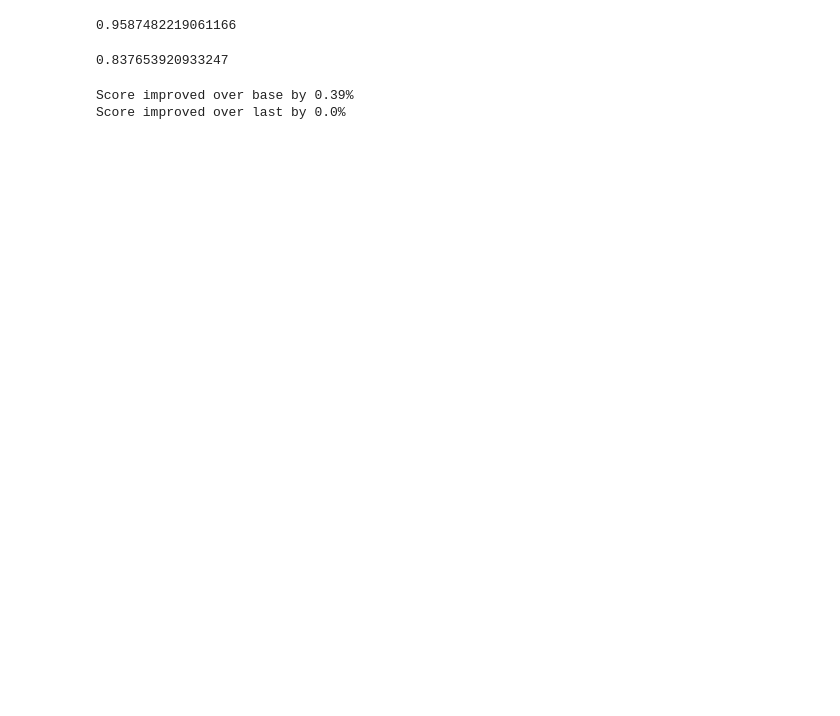
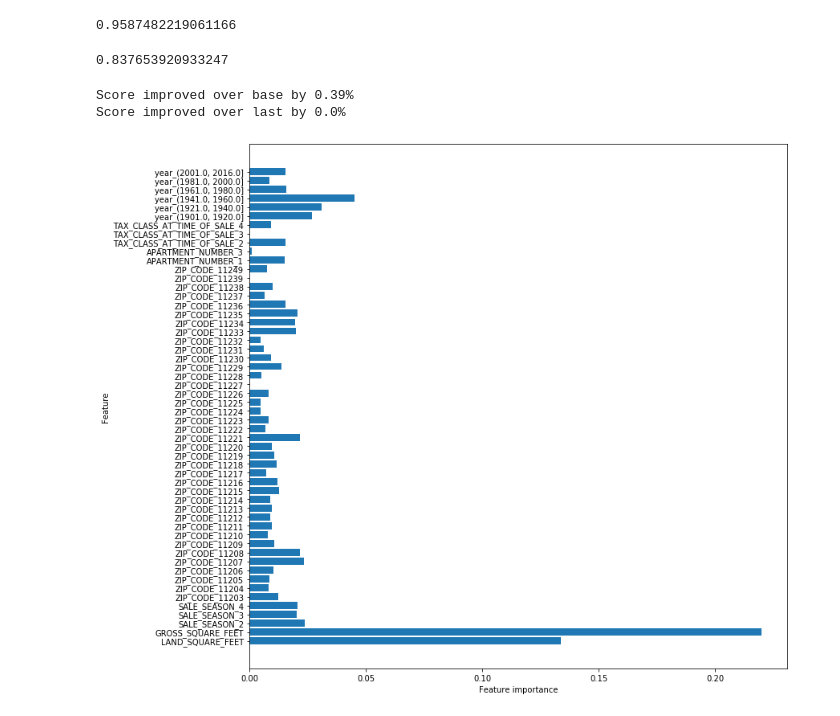
Before and after one commit to ssmithie/classification_project, a Jupyter notebook: Modeling.ipynb, the cells around one changed output. Cells and saved outputs as stored; diff of their text form; code cells hidden in the pictures; blank space fills up the shorter version.

```diff
--- a/Modeling.ipynb
+++ b/Modeling.ipynb
@@ -768,3 +771,7 @@ print(f'Score improved over last by {round(100*((best_forest.score(X_test, y_tes
 # %% [output]
 Score improved over base by 0.39%
 Score improved over last by 0.0%
+# %%
+plot_feature_importances(hyp_forest)
+# %% [output]
+[figure, added]
```
Also changed, not shown: parts of 16 cells of this notebook.
